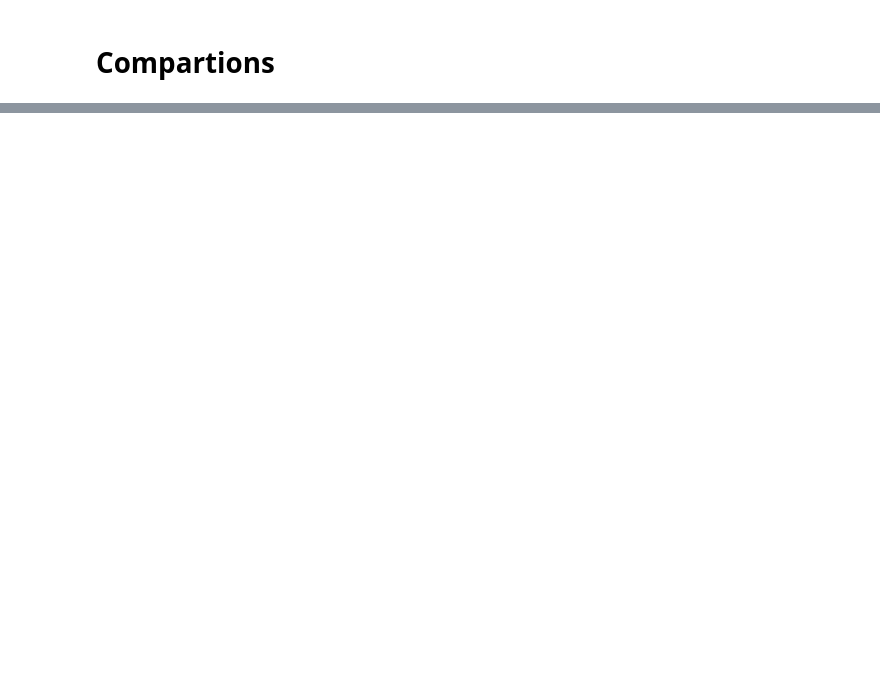
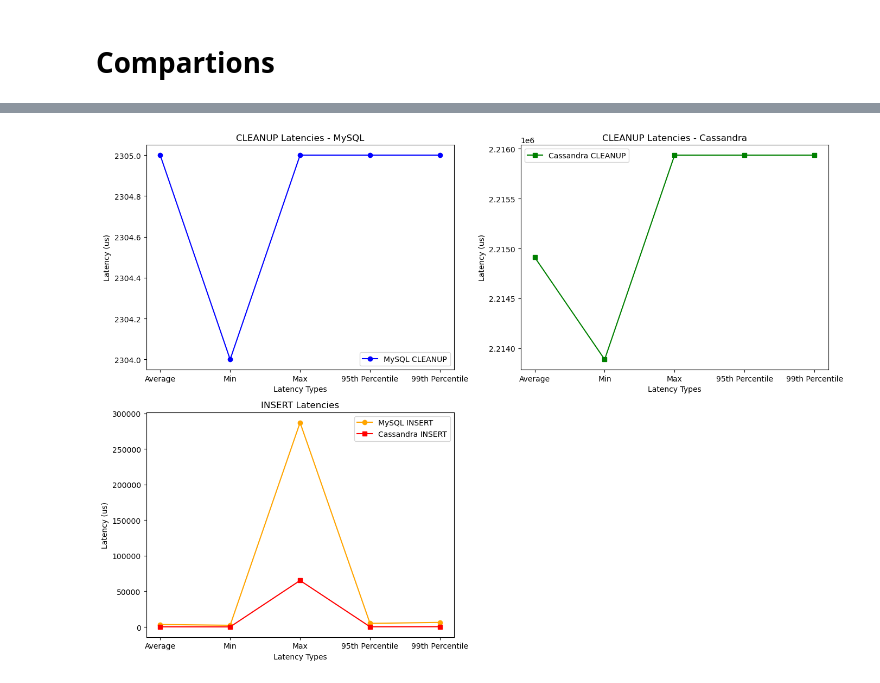
Before and after one commit to zeros2018/stock_deep_learning, a Jupyter notebook: Comparison of Databases.ipynb, the cells around one changed output, grey strips where cells are left out. Saved outputs shown, nothing was run; the diff lists cells and outputs as text; code cells hidden in the pictures; blank space fills up the shorter version.

```diff
--- a/Comparison of Databases.ipynb
+++ b/Comparison of Databases.ipynb
@@ -352,0 +310,82 @@ plt.show()
+# %%
+import matplotlib.pyplot as plt
+import numpy as np
+
+# MySQL results
+mysql_results = {
+    'CLEANUP': {
+        'Average': 2305.0,
+        'Min': 2304,
+        'Max': 2305,
+        '95th Percentile': 2305,
+        '99th Percentile': 2305
+    },
+    'INSERT': {
+        'Average': 3452.39278,
+        'Min': 2328,
+        'Max': 286975,
+        '95th Percentile': 5039,
+        '99th Percentile': 6359
+    }
+}
+
+# Cassandra results
+cassandra_results = {
+    'CLEANUP': {
+        'Average': 2214912.0,
+        'Min': 2213888,
+        'Max': 2215935,
+        '95th Percentile': 2215935,
+        '99th Percentile': 2215935
+    },
+    'INSERT': {
+        'Average': 220.78219,
+        'Min': 111,
+        'Max': 65247,
+        '95th Percentile': 264,
+        '99th Percentile': 359
+    }
+}
+
+# Define categories and values for latencies
+categories = ['Average', 'Min', 'Max', '95th Percentile', '99th Percentile']
+mysql_cleanup = [mysql_results['CLEANUP'][cat] for cat in categories]
+mysql_insert = [mysql_results['INSERT'][cat] for cat in categories]
+cassandra_cleanup = [cassandra_results['CLEANUP'][cat] for cat in categories]
+cassandra_insert = [cassandra_results['INSERT'][cat] for cat in categories]
+
+# Create the plots in 2 rows and 2 columns, where the INSERT plot takes up both columns in the bottom row
+fig, axs = plt.subplots(2, 2, figsize=(14, 10))
+
+# MySQL CLEANUP latency plot
+axs[0, 0].plot(categories, mysql_cleanup, label='MySQL CLEANUP', marker='o', linestyle='-', color='blue')
+axs[0, 0].set_title('CLEANUP Latencies - MySQL')
+axs[0, 0].set_xlabel('Latency Types')
+axs[0, 0].set_ylabel('Latency (us)')
+axs[0, 0].legend()
+
+# Cassandra CLEANUP latency plot
+axs[0, 1].plot(categories, cassandra_cleanup, label='Cassandra CLEANUP', marker='s', linestyle='-', color='green')
+axs[0, 1].set_title('CLEANUP Latencies - Cassandra')
+axs[0, 1].set_xlabel('Latency Types')
+axs[0, 1].set_ylabel('Latency (us)')
+axs[0, 1].legend()
+
+# INSERT latencies plot (spanning both columns in the second row)
+axs[1, 0].plot(categories, mysql_insert, label='MySQL INSERT', marker='o', linestyle='-', color='orange')
+axs[1, 0].plot(categories, cassandra_insert, label='Cassandra INSERT', marker='s', linestyle='-', color='red')
+axs[1, 0].set_title('INSERT Latencies')
+axs[1, 0].set_xlabel('Latency Types')
+axs[1, 0].set_ylabel('Latency (us)')
+axs[1, 0].legend()
+
+# Remove the empty plot in the second column of the bottom row
+axs[1, 1].axis('off')
+
+# Layout adjustment
+plt.tight_layout()
+
+# Show the plot
+plt.show()
+# %% [output]
+[figure, added]
```
Also changed, not shown: parts of 9 cells of this notebook, 2 other files.
